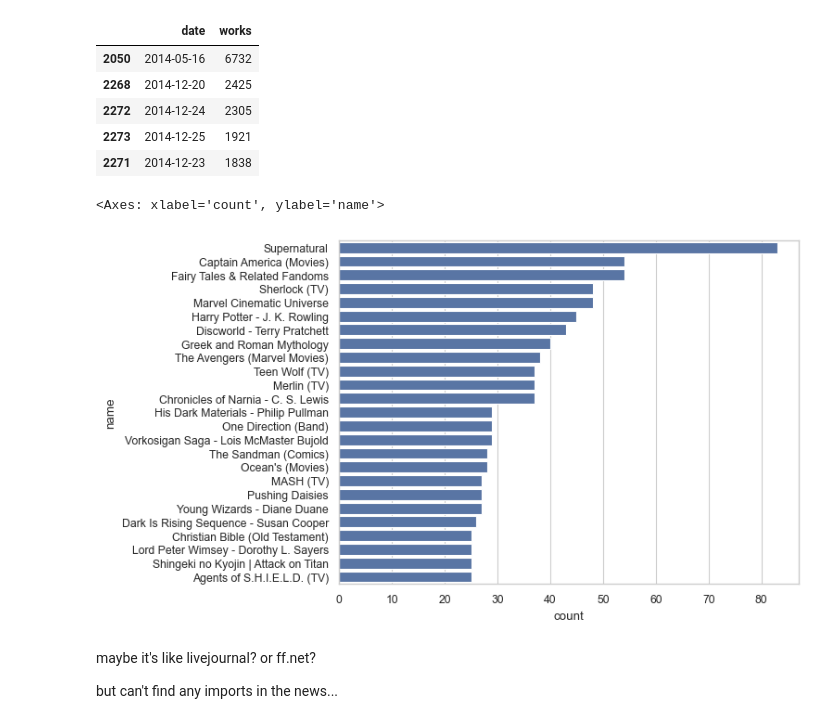
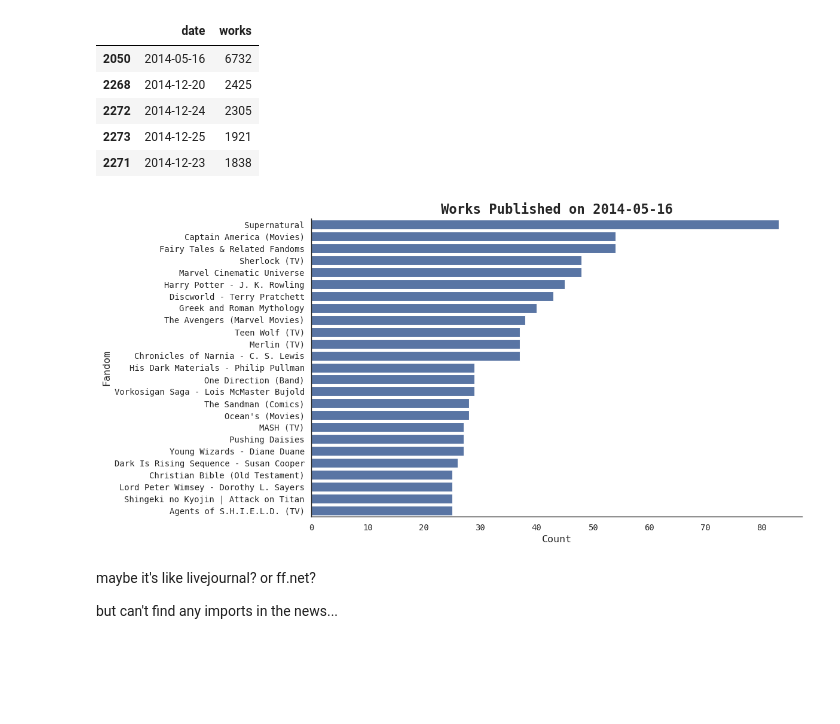
Before and after one commit to joelleneyap/fandomstudies, a Jupyter notebook: fic_spikes.ipynb, the cells around one changed output. Cells and saved outputs as stored; diff of their text form; code cells hidden in the pictures; blank space fills up the shorter version.

```diff
--- a/fic_spikes.ipynb
+++ b/fic_spikes.ipynb
@@ -360,11 +378,29 @@ mid_2014.sort_values(by='works', ascending=False).head()
 | 2272 | 2014-12-24 | 2305 |
 | 2273 | 2014-12-25 | 1921 |
 | 2271 | 2014-12-23 | 1838 |
-# %%
-sns.barplot(fandom_counts_spike_2014_works.head(25), x="count", y="name", orient='y')
-# %% [output]
-<Axes: xlabel='count', ylabel='name'>
-[figure, removed]
+# %%
+plt.figure(figsize=(12,6))
+sns.barplot(fandom_counts_spike_2014_works.head(25), x="count", y="name", orient='y')
+
+# Use sns.despine() to remove top and right spines
+sns.despine()
+
+# Adjust tick parameters if needed
+plt.tick_params(axis='both', which='major', labelsize=10)
+
+# Customize the plot
+plt.title('Works Published on 2014-05-16', fontsize=16, fontweight='bold')
+plt.xlabel('Count', fontsize=12)
+plt.ylabel('Fandom', fontsize=12)
+
+# start, end = ax.get_xlim()
+# ax.xaxis.set_ticks(np.arange(start, end, 365))
+
+# Show the plot
+plt.tight_layout()
+plt.show()
+# %% [output]
+[figure, added]
 # %% [markdown]
 maybe it's like livejournal? or ff.net?
 
```
Also changed, not shown: parts of 2 cells of this notebook.
